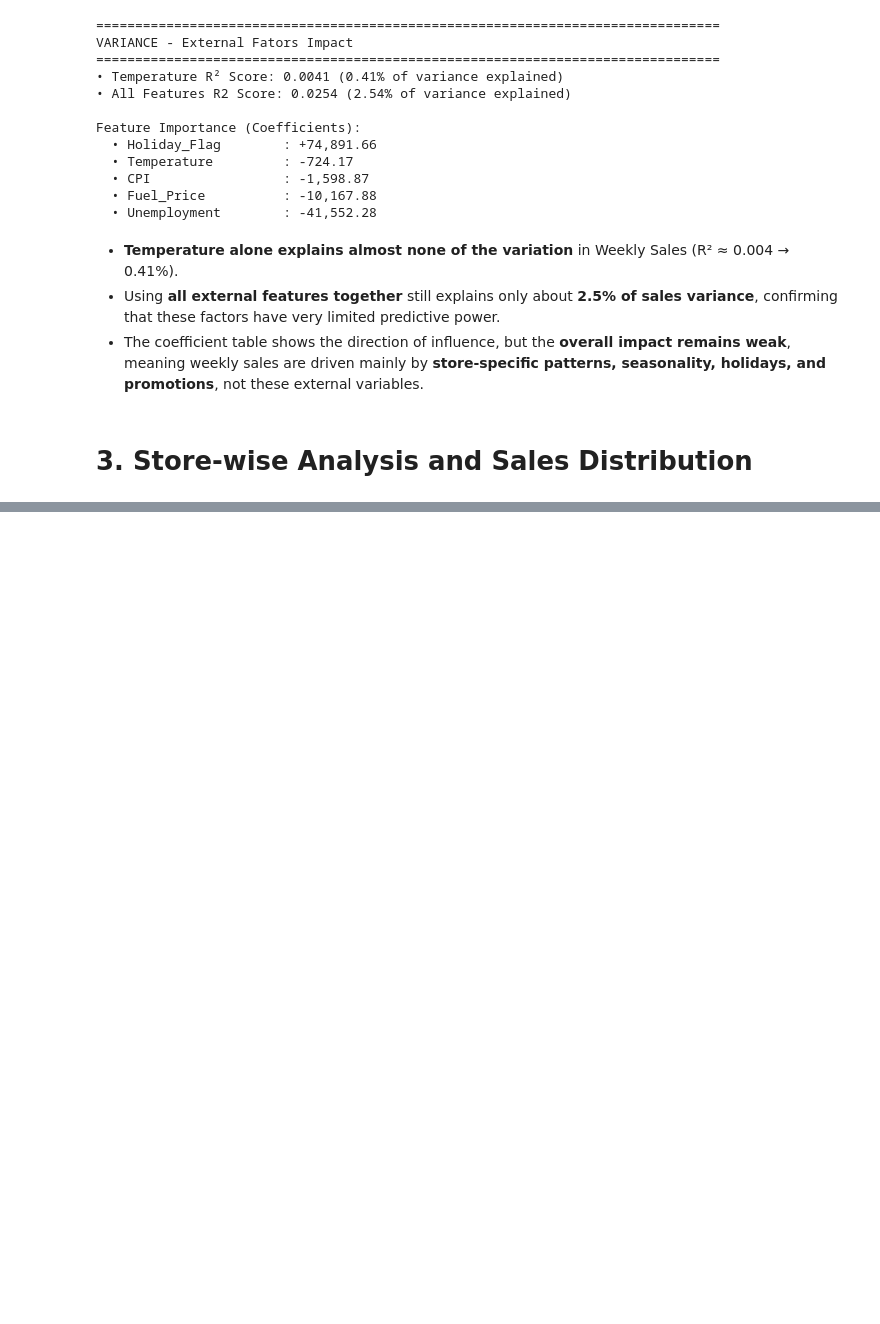
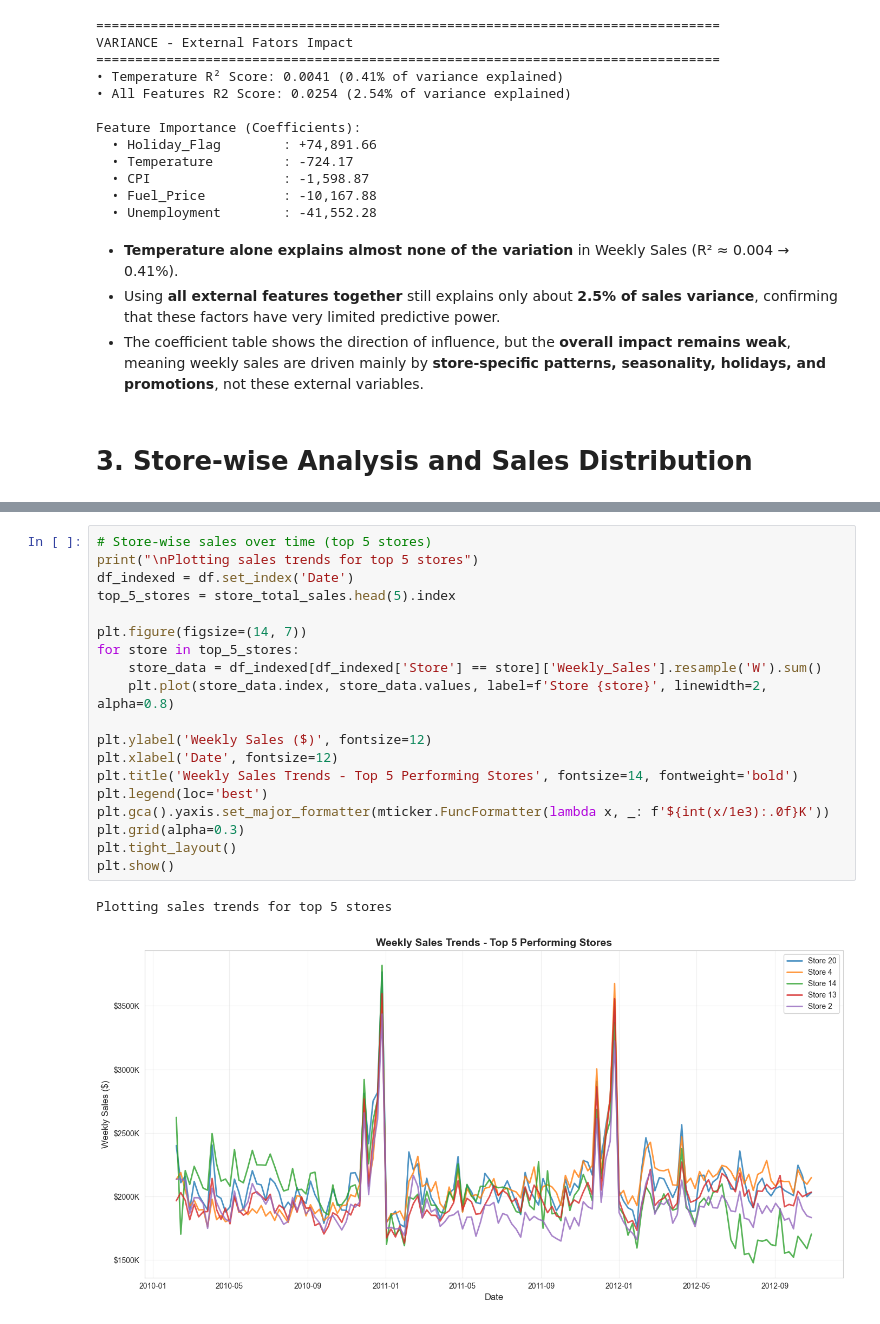
Before and after one commit to Fatim-Zhra/walmart-sales-forecasting-timeseries, a Jupyter notebook: notebooks/Walmart_Time_Series_Forecasting_Final.ipynb, the cells around one changed output, grey strips where cells are left out. Drawn from its saved outputs; the diff is of its cells as text; blank space fills up the shorter version.

```diff
--- a/notebooks/Walmart_Time_Series_Forecasting_Final.ipynb
+++ b/notebooks/Walmart_Time_Series_Forecasting_Final.ipynb
@@ -190,0 +241,22 @@ Feature Importance (Coefficients):
+# %%
+# Store-wise sales over time (top 5 stores)
+print("\nPlotting sales trends for top 5 stores")
+df_indexed = df.set_index('Date')
+top_5_stores = store_total_sales.head(5).index
+
+plt.figure(figsize=(14, 7))
+for store in top_5_stores:
+    store_data = df_indexed[df_indexed['Store'] == store]['Weekly_Sales'].resample('W').sum()
+    plt.plot(store_data.index, store_data.values, label=f'Store {store}', linewidth=2, alpha=0.8)
+
+plt.ylabel('Weekly Sales ($)', fontsize=12)
+plt.xlabel('Date', fontsize=12)
+plt.title('Weekly Sales Trends - Top 5 Performing Stores', fontsize=14, fontweight='bold')
+plt.legend(loc='best')
+plt.gca().yaxis.set_major_formatter(mticker.FuncFormatter(lambda x, _: f'${int(x/1e3):.0f}K'))
+plt.grid(alpha=0.3)
+plt.tight_layout()
+plt.show()
+# %% [output]
+Plotting sales trends for top 5 stores
+[figure, added]
```
Also changed, not shown: parts of 4 cells of this notebook.
